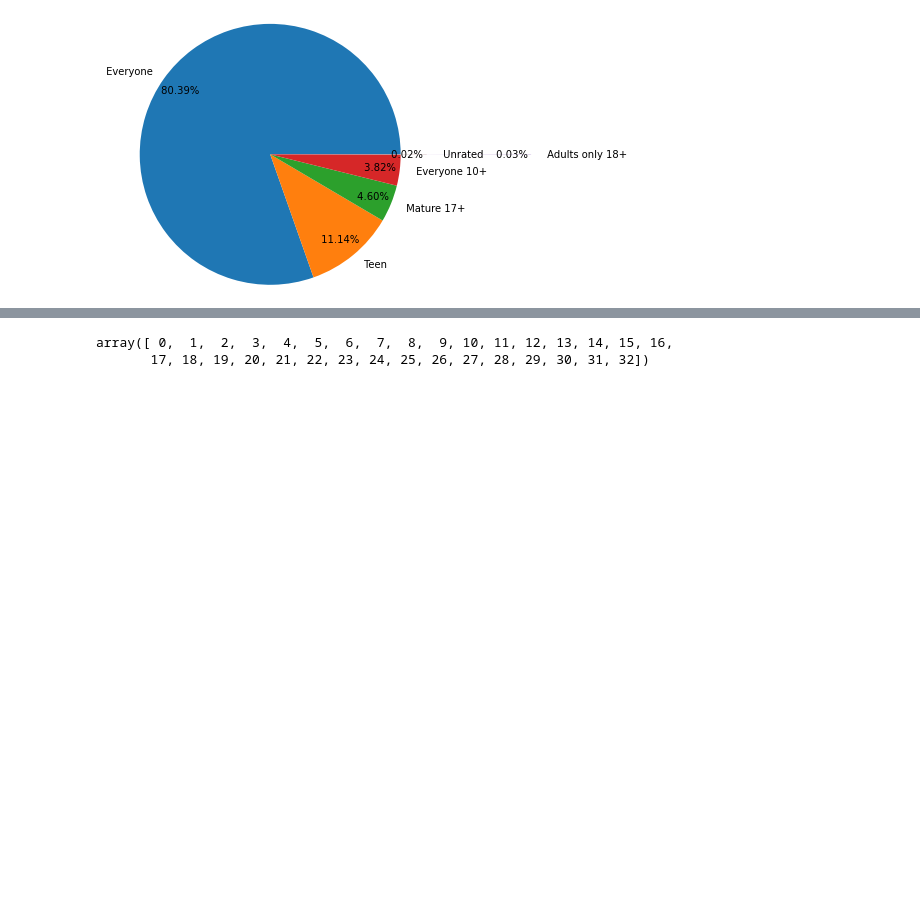
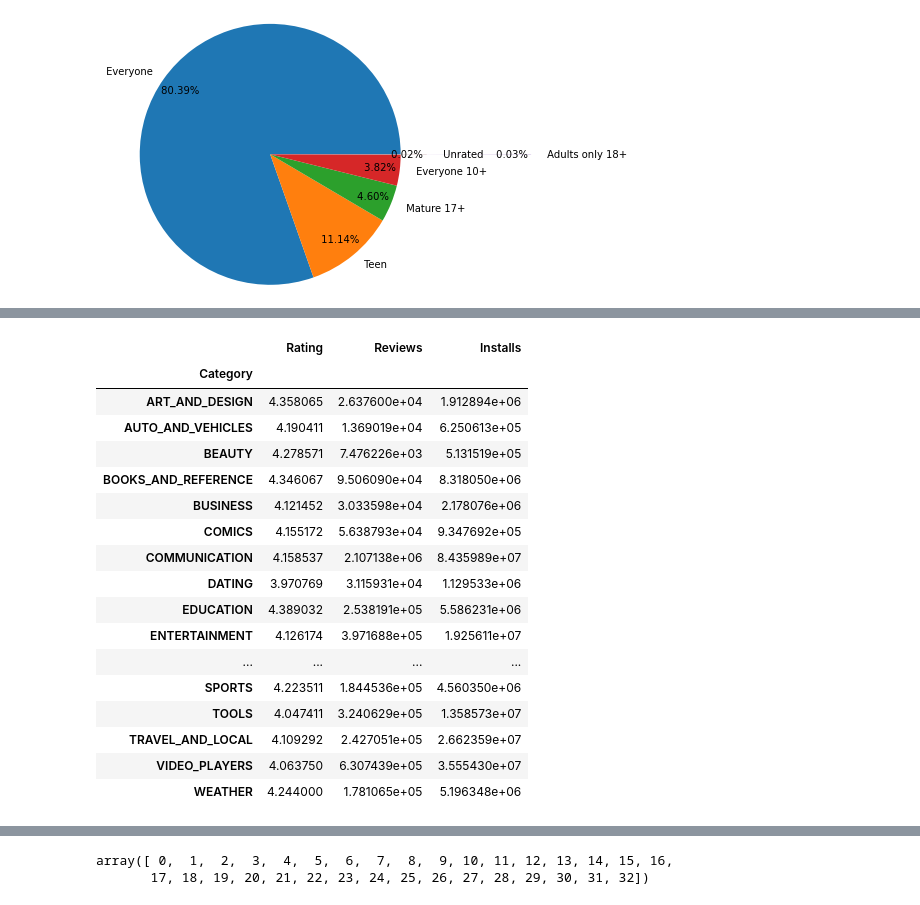
Before and after one commit to elwanmohamed/investigate-play-store-data, a Jupyter notebook: playStore .ipynb, the cells around one changed output, grey strips where cells are left out. Saved outputs shown, nothing was run; the diff lists cells and outputs as text; code cells hidden in the pictures; blank space fills up the shorter version.

```diff
--- a/playStore .ipynb
+++ b/playStore .ipynb
@@ -360,4 +354,24 @@ plt.show()
 # %%
 Category=df.groupby(by='Category').mean()
+Category
+# %% [output]
+|  | Rating | Reviews | Installs |
+| Category |  |  |  |
+| ART_AND_DESIGN | 4.358065 | 2.637600e+04 | 1.912894e+06 |
+| AUTO_AND_VEHICLES | 4.190411 | 1.369019e+04 | 6.250613e+05 |
+| BEAUTY | 4.278571 | 7.476226e+03 | 5.131519e+05 |
+| BOOKS_AND_REFERENCE | 4.346067 | 9.506090e+04 | 8.318050e+06 |
+| BUSINESS | 4.121452 | 3.033598e+04 | 2.178076e+06 |
+| COMICS | 4.155172 | 5.638793e+04 | 9.347692e+05 |
+| COMMUNICATION | 4.158537 | 2.107138e+06 | 8.435989e+07 |
+| DATING | 3.970769 | 3.115931e+04 | 1.129533e+06 |
+| EDUCATION | 4.389032 | 2.538191e+05 | 5.586231e+06 |
+| ENTERTAINMENT | 4.126174 | 3.971688e+05 | 1.925611e+07 |
+| ... | ... | ... | ... |
+| SPORTS | 4.223511 | 1.844536e+05 | 4.560350e+06 |
+| TOOLS | 4.047411 | 3.240629e+05 | 1.358573e+07 |
+| TRAVEL_AND_LOCAL | 4.109292 | 2.427051e+05 | 2.662359e+07 |
+| VIDEO_PLAYERS | 4.063750 | 6.307439e+05 | 3.555430e+07 |
+| WEATHER | 4.244000 | 1.781065e+05 | 5.196348e+06 |
 # %%
 C_I=Category.Installs
```
Also changed, not shown: parts of 10 cells of this notebook.
